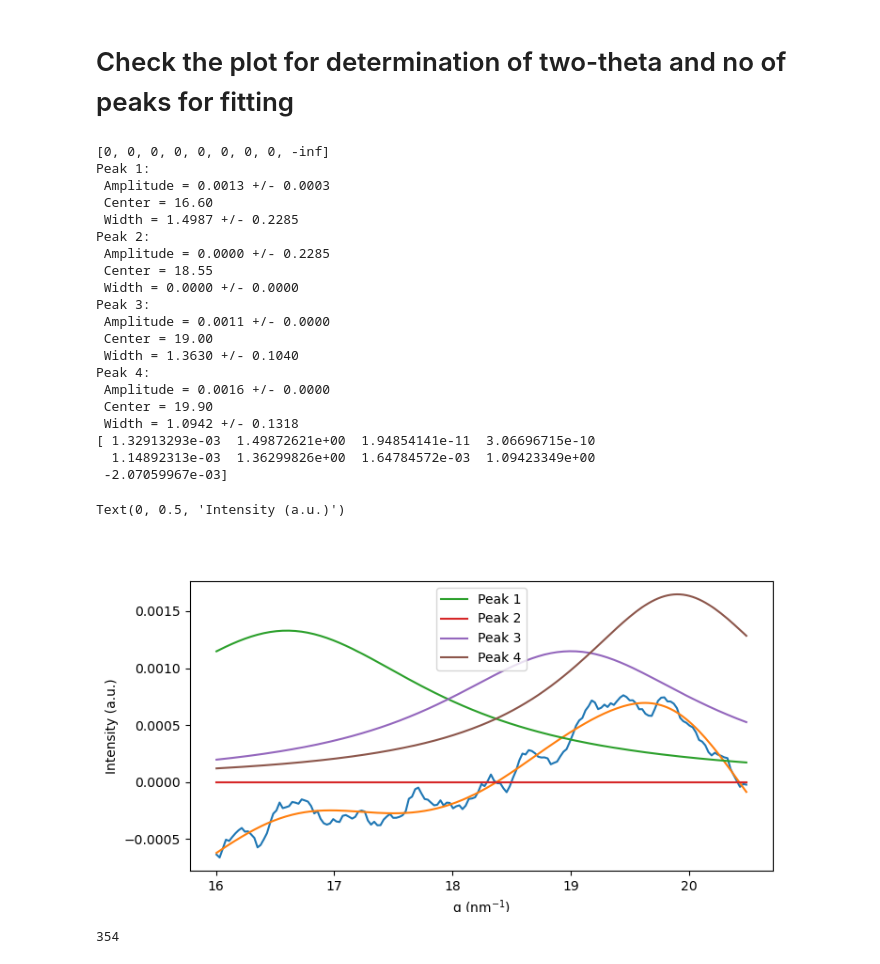
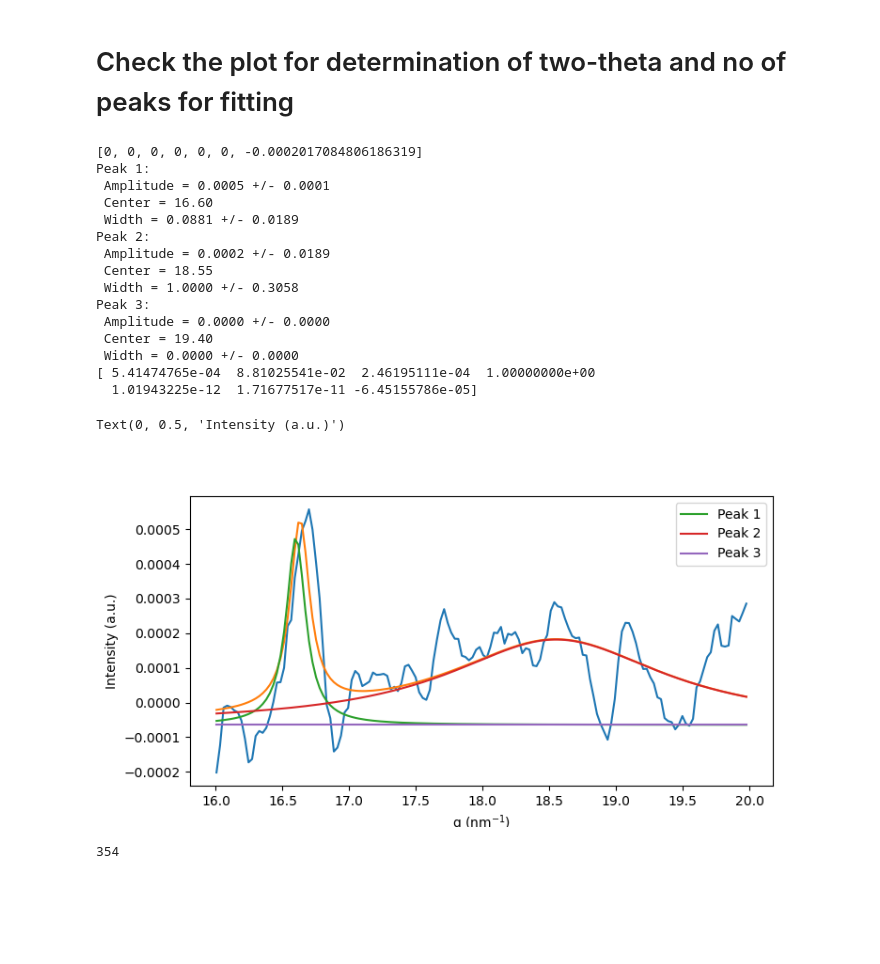
Before and after one commit to PronoyDutta/SAXS_WAXS, a Jupyter notebook: fitting_data.ipynb, the cells around one changed output. Cells and saved outputs as stored; diff of their text form; code cells hidden in the pictures; blank space fills up the shorter version.

```diff
--- a/fitting_data.ipynb
+++ b/fitting_data.ipynb
@@ -71,7 +71,7 @@ def lorentzian(x, a, x0, w0):
 def multi_lorentzian(x, *params):
     # mean_positions = [18.6, 19.13, 19.5, 19.9, 20.8]
     # mean_positions = [18.6, 19.13, 19.9, 20.8]
-    mean_positions = [16.63, 18.55, 19,19.9]
+    mean_positions = [16.63, 18.55, 19.4]
     # mean_positions = [19,19.8]
     baseline = params[-1]
     y = np.zeros_like(x) + baseline
@@ -373,7 +373,7 @@ plt.ylim(-0.001,0.008)"""
 # Filter data between ranges
 
 min_x = 16
-max_x = 20.5
+max_x = 20
 
 X_positions = corrected_waxs_files[starting_file].iloc[:,0]
 
@@ -388,8 +388,8 @@ x_filtered = []
 y_filtered = []
 
 for entry in range(start_row, end_row+1):
-    x_temp = corrected_waxs_files[109].iloc[entry,0]
-    y_temp = corrected_waxs_files[109].iloc[entry,1]
+    x_temp = corrected_waxs_files[46].iloc[entry,0]
+    y_temp = corrected_waxs_files[46].iloc[entry,1]
     x_filtered.append(x_temp)
     y_filtered.append(y_temp)
 
@@ -398,64 +398,61 @@ y_filtered = np.array(y_filtered)
 
 # mean_positions = [18.5, 19.1, 19.5, 19.9, 20.8]
 # mean_positions = [18.6, 19.13, 19.9, 20.8]
-mean_positions = [16.6, 18.55, 19,19.9]
+mean_positions = [16.6, 18.55, 19.4]
 # mean_positions = [19,19.8]
 
-initial_guess = [0.001, 0.1] * len(mean_positions) +[0.0]
+initial_guess = [0.001, 0.1] * len(mean_positions) + [np.min(y_filtered)]
 
-lower_bounds = [0, 0] * (len(mean_positions)) + [-np.inf]
+lower_bounds = [0, 0] * (len(mean_positions)) + [np.min(y_filtered)]
 print(lower_bounds)  # Lower and upper bounds for amplitude and width
-upper_bounds = [np.inf, 1.5] * (len(mean_positions)) +[0.0]
+upper_bounds = [np.inf, 1.0] * (len(mean_positions)) +[2.0]
 bounds = (lower_bounds, upper_bounds)
 
-popt_lorentz, pcov_lorentz = curve_fit(multi_lorentzian, xdata= x_filtered, ydata= y_filtered, p0 = initial_guess, bounds= bounds, max_nfev=100000)
+popt_lorentz, pcov_lorentz = curve_fit(multi_lorentzian, xdata= x_filtered, ydata= y_filtered,
+                                       p0 = initial_guess, bounds= bounds, max_nfev=100000)
 
 perr_lorentzian = np.sqrt(np.diag(pcov_lorentz)) # Calculating the errors from the functions
 
 
 for i in range(len(mean_positions)):
     print(f"Peak {i+1}:")
     print(f" Amplitude = {popt_lorentz[2*i]:.4f} +/- {perr_lorentzian[i]:.4f}")
     print(f" Center = {mean_positions[i]:.2f}")
     print(f" Width = {popt_lorentz[2*i +1]:.4f} +/- {perr_lorentzian[2*i +1]:.4f}")
 
 plt.figure(figsize= (8,4))
 print(popt_lorentz)
 plt.plot(x_filtered, y_filtered)
 plt.plot(x_filtered, multi_lorentzian(x_filtered, *popt_lorentz))
 
 #for i in range(0, len(popt_lorentz), 3):
 #    plt.plot(x_filtered, lorentzian(x_filtered, popt_lorentz[i], popt_lorentz[i+1], popt_lorentz[i+2]), label=f'Peak {i//3 + 1}')
 
 for j in range(len(mean_positions)):
-    plt.plot(x_filtered, lorentzian(x_filtered, popt_lorentz[2*j], mean_positions[j], popt_lorentz[2*j+1]), label=f'Peak {j + 1}')
+    plt.plot(x_filtered, lorentzian(x_filtered, popt_lorentz[2*j], mean_positions[j],
+                                    popt_lorentz[2*j+1]) + popt_lorentz[-1], label=f'Peak {j + 1}')
     plt.legend()
 
 plt.xlabel("q (nm$^{-1}$)")
 plt.ylabel("Intensity (a.u.)")
 # %% [output]
-[0, 0, 0, 0, 0, 0, 0, 0, -inf]
+[0, 0, 0, 0, 0, 0, -0.0002017084806186319]
 Peak 1:
- Amplitude = 0.0013 +/- 0.0003
+ Amplitude = 0.0005 +/- 0.0001
  Center = 16.60
- Width = 1.4987 +/- 0.2285
+ Width = 0.0881 +/- 0.0189
 Peak 2:
- Amplitude = 0.0000 +/- 0.2285
+ Amplitude = 0.0002 +/- 0.0189
  Center = 18.55
+ Width = 1.0000 +/- 0.3058
+Peak 3:
+ Amplitude = 0.0000 +/- 0.0000
+ Center = 19.40
  Width = 0.0000 +/- 0.0000
-Peak 3:
- Amplitude = 0.0011 +/- 0.0000
- Center = 19.00
- Width = 1.3630 +/- 0.1040
-Peak 4:
- Amplitude = 0.0016 +/- 0.0000
- Center = 19.90
- Width = 1.0942 +/- 0.1318
-[ 1.32913293e-03  1.49872621e+00  1.94854141e-11  3.06696715e-10
-  1.14892313e-03  1.36299826e+00  1.64784572e-03  1.09423349e+00
- -2.07059967e-03]
+[ 5.41474765e-04  8.81025541e-02  2.46195111e-04  1.00000000e+00
+  1.01943225e-12  1.71677517e-11 -6.45155786e-05]
 Text(0, 0.5, 'Intensity (a.u.)')
-[figure, old version]
+[figure, new version]
 # %%
 # Filter data between ranges
 
```
Also changed, not shown: parts of 2 cells of this notebook, 1 other file.
